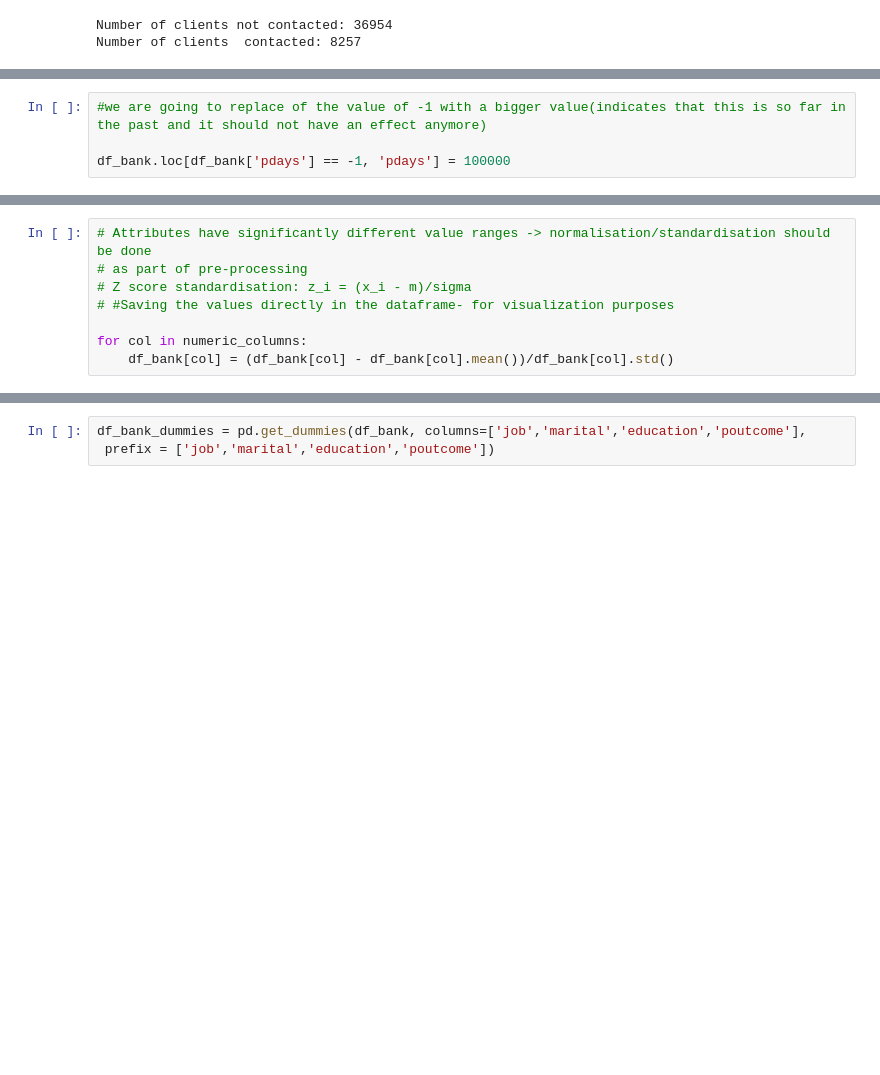
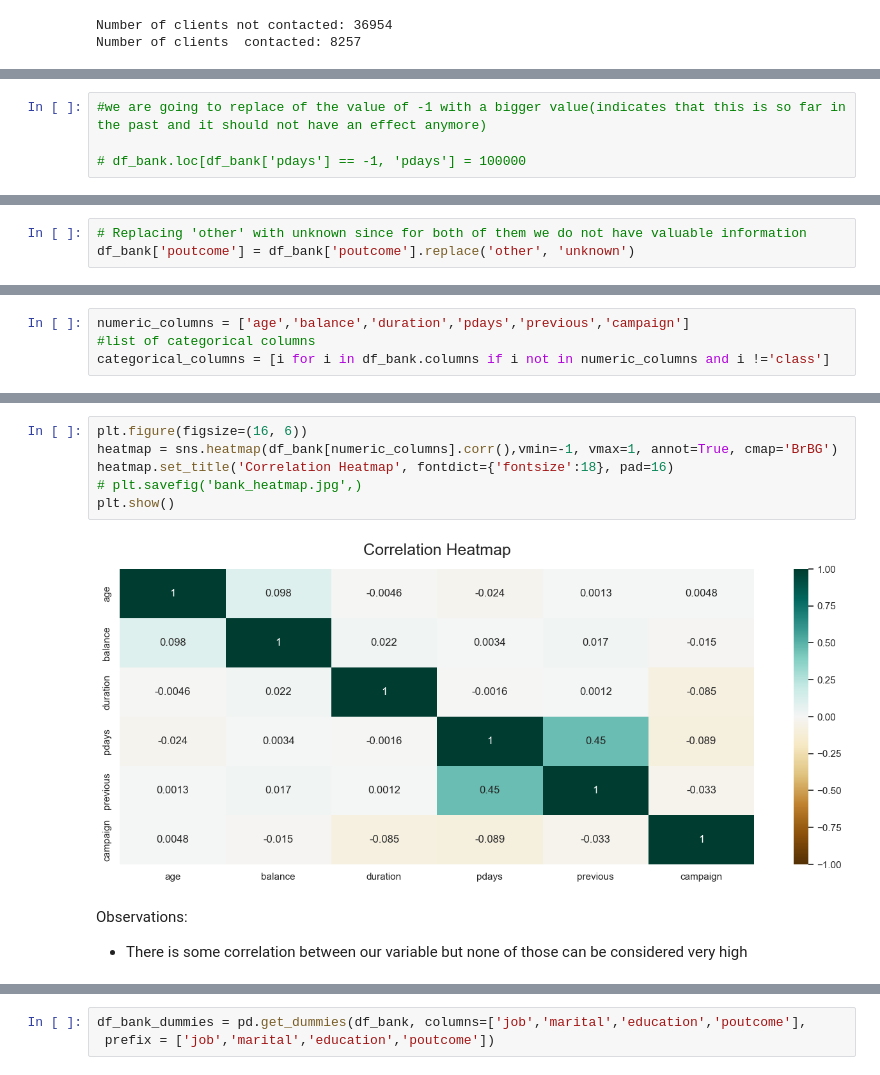
Before and after one commit to nadiaverdha/MachineLearningEx1, a Jupyter notebook: Ex1_bank.ipynb, the cells around one changed output, grey strips where cells are left out. Saved outputs shown, nothing was run; the diff lists cells and outputs as text; blank space fills up the shorter version.

```diff
--- a/Ex1_bank.ipynb
+++ b/Ex1_bank.ipynb
@@ -242,4 +284,4 @@ Number of clients  contacted: 8257
 # %%
 #we are going to replace of the value of -1 with a bigger value(indicates that this is so far in the past and it should not have an effect anymore)
 
-df_bank.loc[df_bank['pdays'] == -1, 'pdays'] = 100000
+# df_bank.loc[df_bank['pdays'] == -1, 'pdays'] = 100000
@@ -259,8 +287,0 @@ Value range for the attribute 12 (previous)  :  0.0  -  275.0
-# %%
-# Attributes have significantly different value ranges -> normalisation/standardisation should be done
-# as part of pre-processing
-# Z score standardisation: z_i = (x_i - m)/sigma
-# #Saving the values directly in the dataframe- for visualization purposes
-
-for col in numeric_columns:
-    df_bank[col] = (df_bank[col] - df_bank[col].mean())/df_bank[col].std()
@@ -275,0 +295,3 @@ Value range for the attribute 12 (previous)  :  -0.25193758438383757  -  119.134
+# %%
+# Replacing 'other' with unknown since for both of them we do not have valuable information
+df_bank['poutcome'] = df_bank['poutcome'].replace('other', 'unknown')
@@ -275,0 +300,4 @@ Value range for the attribute 12 (previous)  :  -0.25193758438383757  -  119.134
+# %%
+numeric_columns = ['age','balance','duration','pdays','previous','campaign']
+#list of categorical columns
+categorical_columns = [i for i in df_bank.columns if i not in numeric_columns and i !='class']
@@ -275,0 +318,11 @@ Value range for the attribute 12 (previous)  :  -0.25193758438383757  -  119.134
+# %%
+plt.figure(figsize=(16, 6))
+heatmap = sns.heatmap(df_bank[numeric_columns].corr(),vmin=-1, vmax=1, annot=True, cmap='BrBG')
+heatmap.set_title('Correlation Heatmap', fontdict={'fontsize':18}, pad=16)
+# plt.savefig('bank_heatmap.jpg',)
+plt.show()
+# %% [output]
+[figure, added]
+# %% [markdown]
+Observations:
+- There is some correlation between our variable but none of those can be considered very high
```
Also changed, not shown: parts of 29 cells of this notebook.
